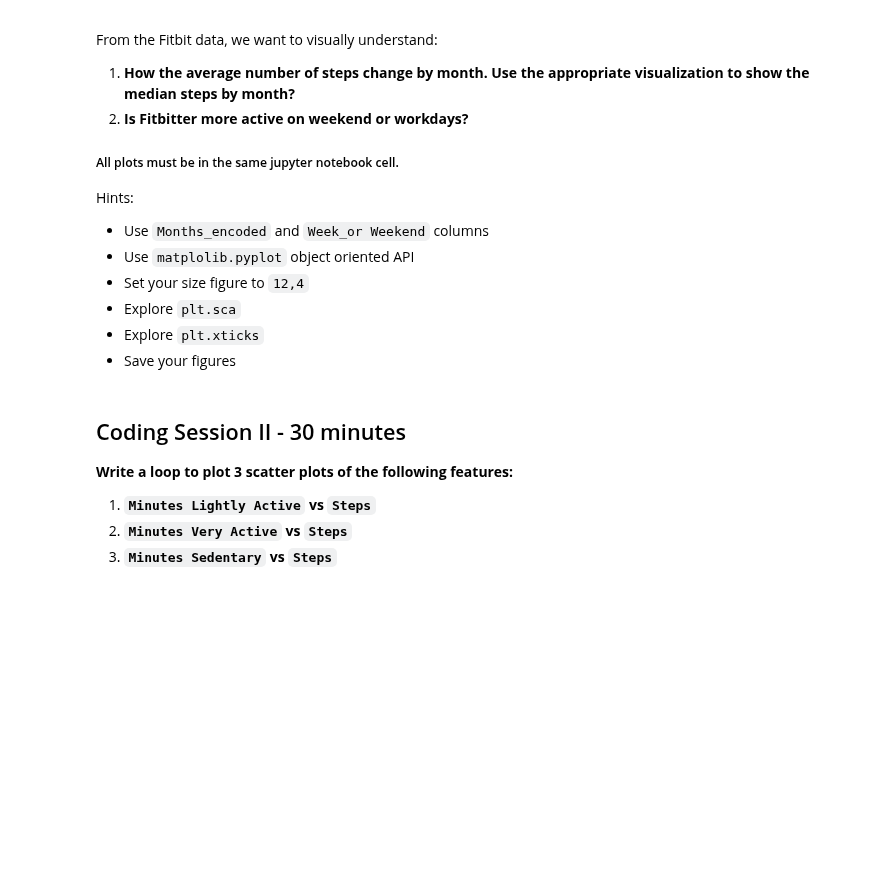
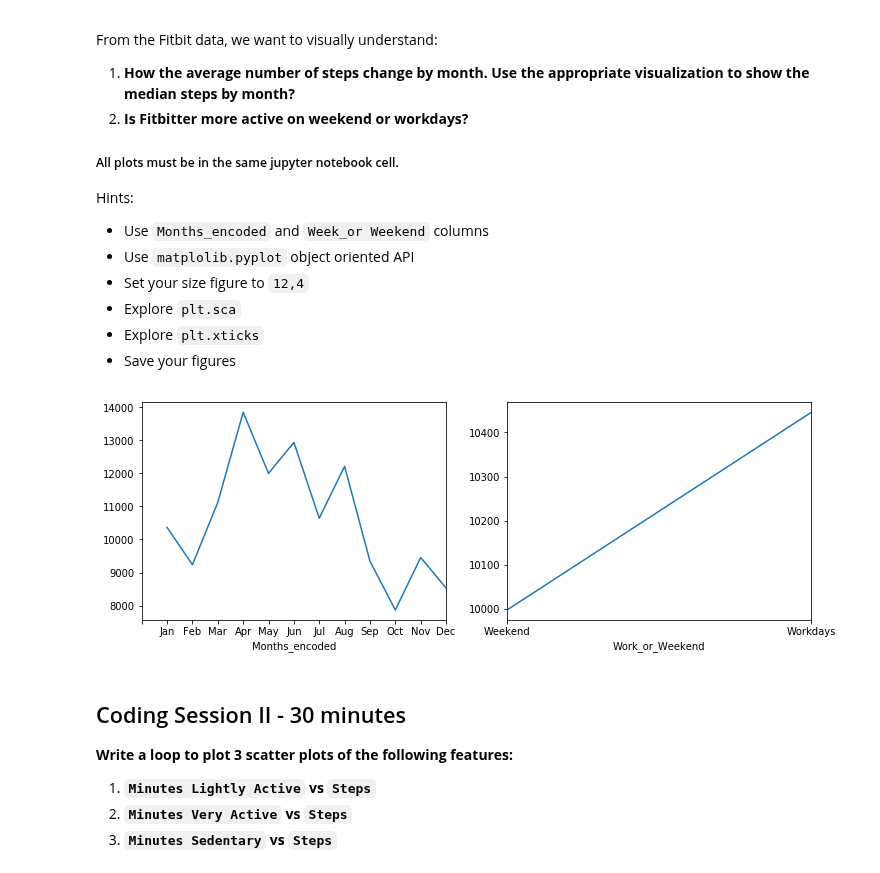
Before and after one commit to ironhack-datalabs/datamad0819, a Jupyter notebook: module-2/lab-matplotlib-seaborn/your-code/challenge-2.ipynb, the cells around one changed output. Cells and saved outputs as stored; diff of their text form; code cells hidden in the pictures; blank space fills up the shorter version.

```diff
--- a/module-2/lab-matplotlib-seaborn/your-code/challenge-2.ipynb
+++ b/module-2/lab-matplotlib-seaborn/your-code/challenge-2.ipynb
@@ -50,3 +48,22 @@ Hints:
+# %%
+# Driver 1 enter codes here
+medstepsmonth = fitbit['Steps'].groupby(fitbit['Months_encoded']).median()
+
+fig,axes = plt.subplots(1,2,figsize = (12,4))
+plt.sca(axes[0])
+medstepsmonth.plot()
+plt.xticks(list(range(13)),['','Jan','Feb','Mar','Apr','May','Jun','Jul','Aug','Sep','Oct','Nov','Dec'])
+
+plt.savefig('medstepsmonth.png')
+
+plt.sca(axes[1])
+medstepsweek = fitbit['Steps'].groupby(fitbit['Work_or_Weekend']).median().sort_values()
+medstepsweek.plot()
+plt.xticks(list(range(2)),['Weekend','Workdays'])
+
+plt.savefig('medstepsweek.png')
+# %% [output]
+[figure, added]
 # %% [markdown]
 ## Coding Session II - 30 minutes
 
```
Also changed, not shown: parts of 3 cells of this notebook, 1 other file.
